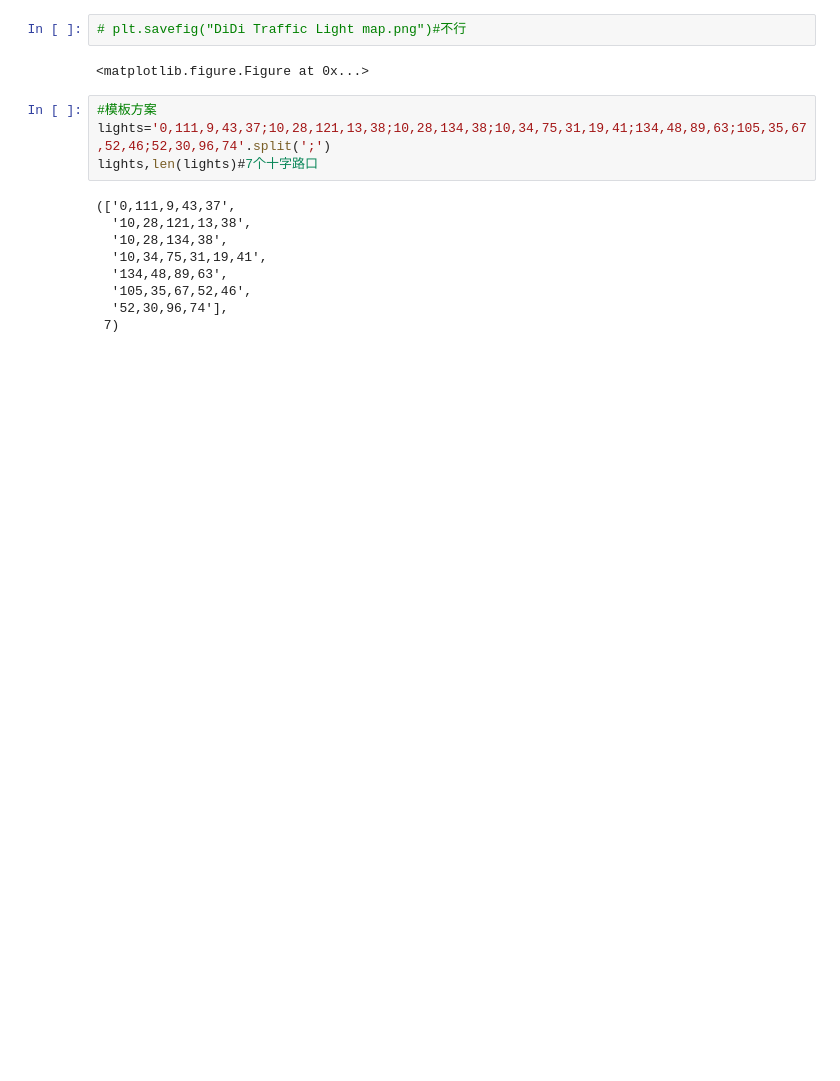
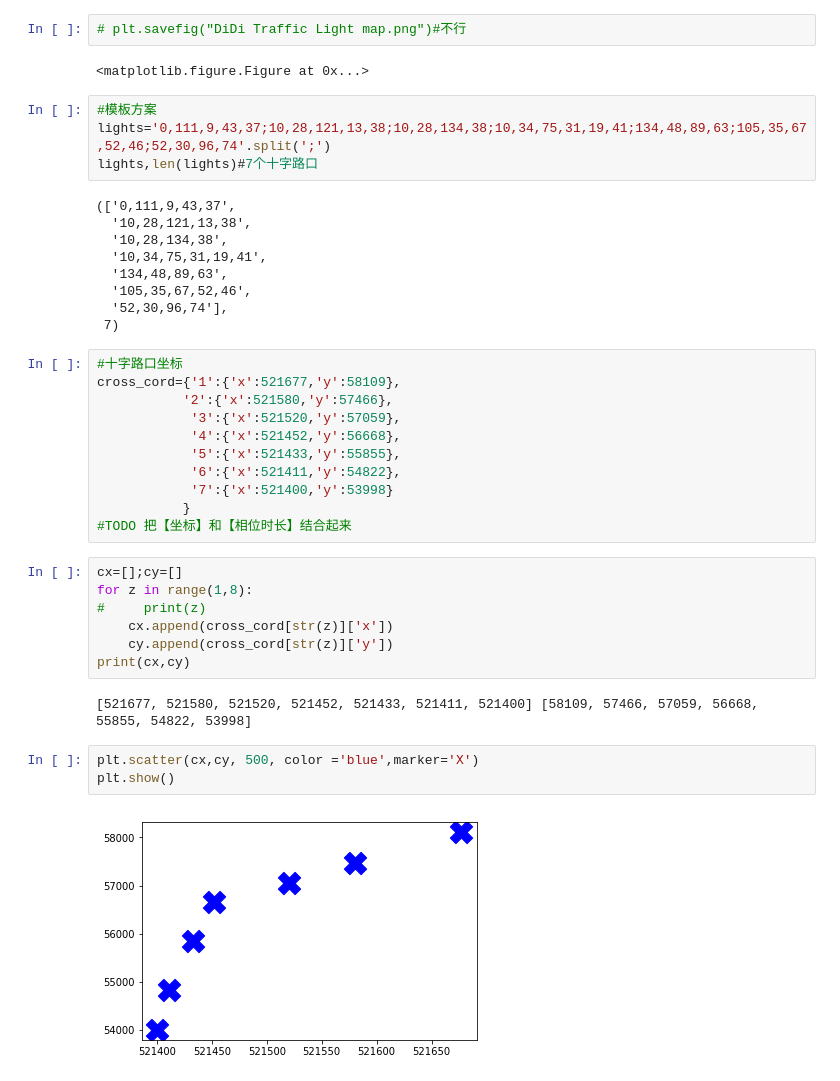
Before and after one commit to makelove/True_Artificial_Intelligence, a Jupyter notebook: 比赛/滴滴Di-Tech算法大赛/DiDi Traffic Light Competition滴滴交通信号灯比赛.ipynb, the cells around one changed output. Cells and saved outputs as stored; diff of their text form; blank space fills up the shorter version.

```diff
--- a/比赛/滴滴Di-Tech算法大赛/DiDi Traffic Light Competition滴滴交通信号灯比赛.ipynb
+++ b/比赛/滴滴Di-Tech算法大赛/DiDi Traffic Light Competition滴滴交通信号灯比赛.ipynb
@@ -112,3 +109,28 @@ lights,len(lights)#7个十字路口
   '105,35,67,52,46',
   '52,30,96,74'],
  7)
+# %%
+#十字路口坐标
+cross_cord={'1':{'x':521677,'y':58109},
+           '2':{'x':521580,'y':57466},
+            '3':{'x':521520,'y':57059},
+            '4':{'x':521452,'y':56668},
+            '5':{'x':521433,'y':55855},
+            '6':{'x':521411,'y':54822},
+            '7':{'x':521400,'y':53998}
+           }
+#TODO 把【坐标】和【相位时长】结合起来
+# %%
+cx=[];cy=[]
+for z in range(1,8):
+#     print(z)
+    cx.append(cross_cord[str(z)]['x'])
+    cy.append(cross_cord[str(z)]['y'])
+print(cx,cy)
+# %% [output]
+[521677, 521580, 521520, 521452, 521433, 521411, 521400] [58109, 57466, 57059, 56668, 55855, 54822, 53998]
+# %%
+plt.scatter(cx,cy, 500, color ='blue',marker='X')
+plt.show()
+# %% [output]
+[figure, added]
```
Also changed, not shown: parts of 3 cells of this notebook.
